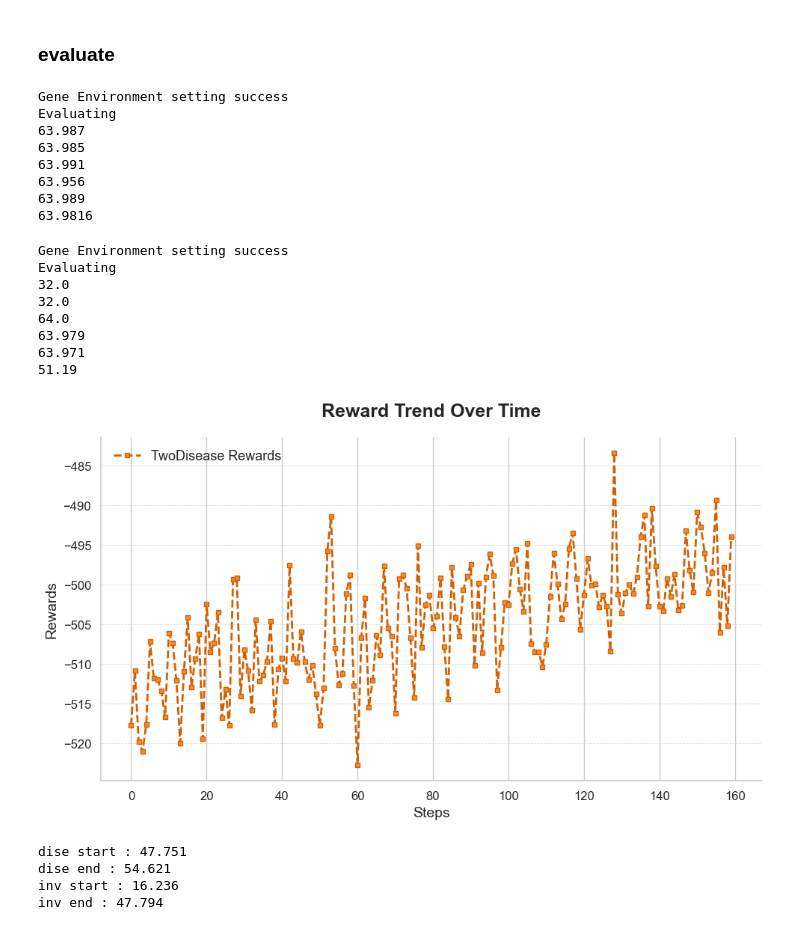
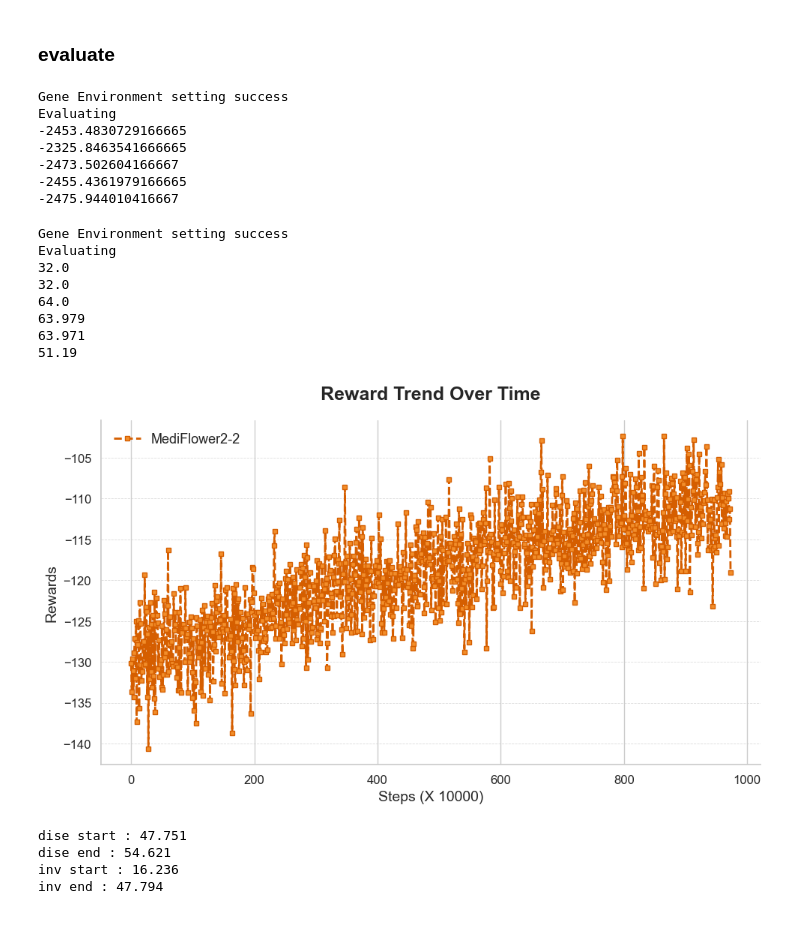
Before and after one commit to DoHyung08/geneProject, a Jupyter notebook: eval_res_MediFlower.ipynb, the cells around one changed output. Drawn from its saved outputs; the diff is of its cells as text; code cells hidden in the pictures.

```diff
--- a/eval_res_MediFlower.ipynb
+++ b/eval_res_MediFlower.ipynb
@@ -3,10 +3,11 @@
 # %%
 from stable_baselines3 import PPO
 from geneEnv import geneEnv
+from ratioEnv import ratioEnv
 from pig import pig
 
 
-modelName = "MediFlower"
+modelName = "MediFlower2-2"
 model = PPO.load("result\\"+modelName+"\\trained_model.zip")
 
 with open("result\\"+modelName+"\\pigInfo.txt", "r") as f:
@@ -15,7 +16,8 @@ with open("result\\"+modelName+"\\pigInfo.txt", "r") as f:
 exec(code)
 print("Evaluating")
 #env = model.get_env()
-env = geneEnv(2,32,80)
+env = ratioEnv(1,32,80)
+env.reset()
 #model.set_env(env)
 
 
@@ -24,27 +26,29 @@ env = geneEnv(2,32,80)
 test = []
 for tt in range(5):
     obs, _ = env.reset()
+    done = False
 
     reward_list = []
-    for i in range(1000):
+    while not done:
         action, _ = model.predict(obs, deterministic=True)
         obs, reward, done, _, info = env.step(action)
         reward_list.append(reward)
-        #print(obs)
+        # print(reward)
+        # print(obs)
 
     print(sum(reward_list)/len(reward_list))
     test.append(sum(reward_list)/len(reward_list))
+    #print("Result : ",end=' ')
 
-print(sum(test)/len(test))
+#print(sum(test)/len(test))
 # %% [output]
 Gene Environment setting success
 Evaluating
-63.987
-63.985
-63.991
-63.956
-63.989
-63.9816
+-2453.4830729166665
+-2325.8463541666665
+-2473.502604166667
+-2455.4361979166665
+-2475.944010416667
 # %%
 from stable_baselines3 import PPO
 from geneEnv import geneEnv
@@ -123,7 +127,7 @@ import csv
 import seaborn as sns
 import matplotlib.pyplot as plt
 
-folderPath = 'result/MediFlower2/'
+folderPath = 'result/MediFlower2-2/'
 
 f1 = open(folderPath+'monitor.csv','r',encoding='UTF8')
 
@@ -146,36 +150,36 @@ sns.set(style="whitegrid", font_scale=1.2, rc={"lines.linewidth": 2})
 # 플롯 크기 설정
 plt.figure(figsize=(10, 6))
 
 # 곡선 플롯
-plt.plot(edited_rewards_dise, color="#D55E00", label='TwoDisease Rewards', linestyle='--', marker='s', markersize=4, markerfacecolor="#F28E2B")
+plt.plot(edited_rewards_inv, color="#D55E00", label='MediFlower2-2', linestyle='--', marker='s', markersize=4, markerfacecolor="#F28E2B")
 #plt.plot(edited_rewards_inv, color="#4C72B0", label='Inverse Rewards', linestyle='-', marker='o', markersize=4, markerfacecolor="#55A868")
 
 # 그래프 제목과 축 레이블 (모던한 서체와 적절한 폰트 크기 설정)
 plt.title('Reward Trend Over Time', fontsize=18, fontweight='bold', pad=20)
-plt.xlabel('Steps', fontsize=14)
+plt.xlabel('Steps (X 10000)', fontsize=14)
 plt.ylabel('Rewards', fontsize=14)
 
 # 눈금 표시 설정
 plt.xticks(fontsize=12)
 plt.yticks(fontsize=12)
 
 # 그리드 설정 (세로선만 표시, 과하지 않게)
 plt.grid(True, which='major', axis='y', linestyle='--', linewidth=0.6, alpha=0.7)
 
 # 레전드 추가
 plt.legend(loc='best', frameon=False, fontsize=13)
 
 # 스타일에 모던한 감각을 더하는 '축 오른쪽과 위쪽 제거' (논문용 그래프에서 자주 사용되는 간결한 스타일)
 sns.despine()
 
 # 그래프 저장 (고해상도, 논문용으로 적합)
 plt.tight_layout()
 #plt.savefig('rewards_graph.png', dpi=300, bbox_inches='tight')
 
 # 그래프 출력
 plt.show()
 # %% [output]
-[figure, old version]
+[figure, new version]
 # %%
 diseStart = sum(edited_rewards_dise[:10])/len(edited_rewards_dise[:10])
 diseEnd = sum(edited_rewards_dise[-10:])/len(edited_rewards_dise[-10:])
```
Also changed, not shown: 50 other files.
